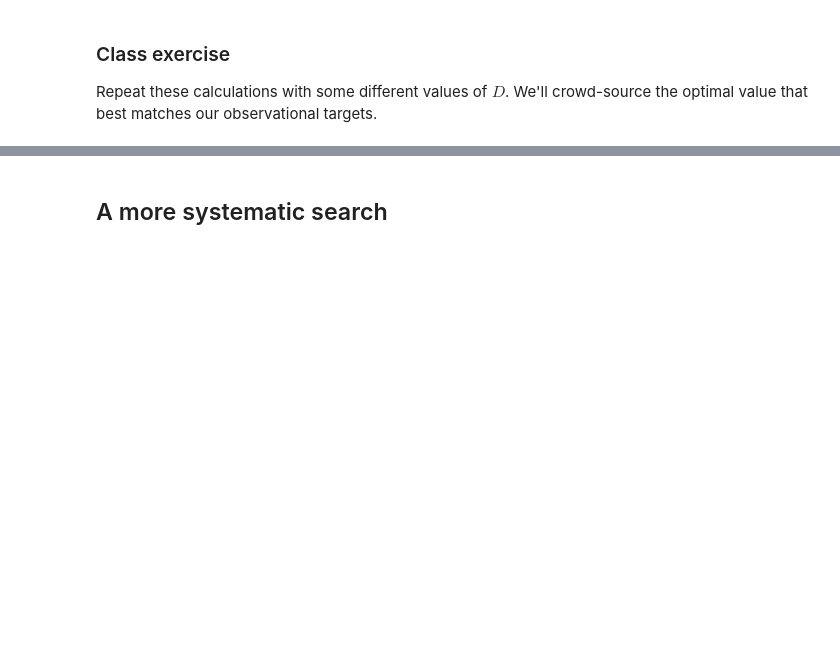
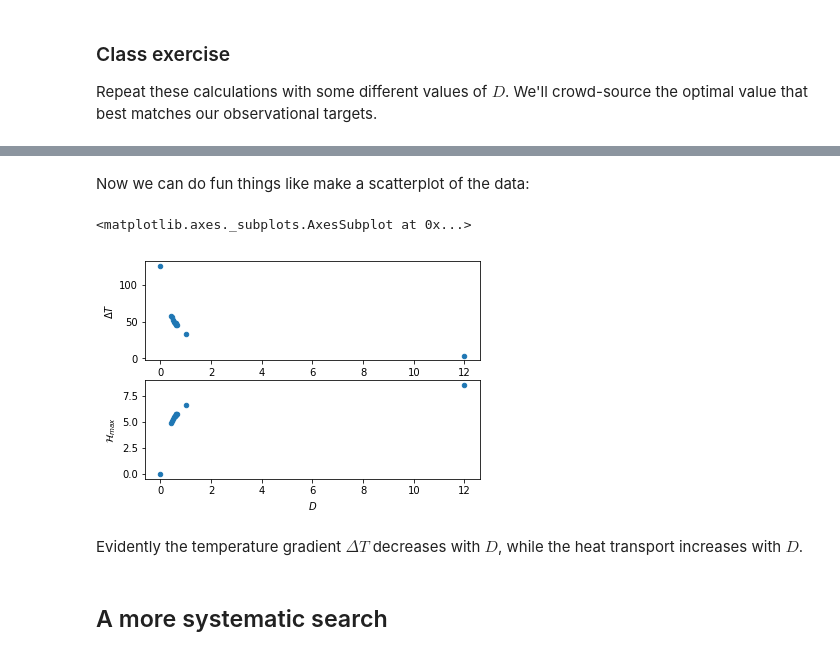
Before and after one commit to brian-rose/env-415, a Jupyter notebook: notes/L16_EBM.ipynb, the cells around one changed output, grey strips where cells are left out. Drawn from its saved outputs; the diff is of its cells as text; code cells hidden in the pictures; blank space fills up the shorter version.

Commit message:
Add class data to EBM notes

```diff
--- a/notes/L16_EBM.ipynb
+++ b/notes/L16_EBM.ipynb
@@ -369,0 +463,7 @@ Repeat these calculations with some different values of $D$. We'll crowd-source
+# %%
+import pandas as pd
+classdata = pd.DataFrame({'$D$': [1.,0.5, 0.638, 0.55, 0.58, 0.6, 0.57, 0.63, 12.0, 0.423, 0.45, 0., 0.63],
+                          '$\Delta T$': [33., 52., 45.007, 49.46, 47.85, 46.8, 48.37, 45.85, 3.56, 57.686, 55.716, 126.124, 48.37],
+                          '$\mathcal{H}_{max}$': [6.6, 5.3, 5.8, 5.5, 5.6, 5.7, 5.59, 5.76, 8.60, 4.96, 5.095, 0., 5.76],
+                         })
+classdata
@@ -370,3 +485,14 @@ Repeat these calculations with some different values of $D$. We'll crowd-source
+# %% [markdown]
+Now we can do fun things like make a scatterplot of the data:
+# %%
+fig, axes = plt.subplots(2,1, figsize=)
+classdata.plot.scatter(x='$D$', y='$\Delta T$', ax=axes[0])
+classdata.plot.scatter(x='$D$', y='$\mathcal{H}_{max}$', ax=axes[1])
+# %% [output]
+<matplotlib.axes._subplots.AxesSubplot at 0x...>
+[figure, added]
+# %% [markdown]
+Evidently the temperature gradient $\Delta T$ decreases with $D$, while the heat transport increases with $D$.
 # %% [markdown]
 ## A more systematic search
 # %%
```
Also changed, not shown: parts of 17 cells of this notebook, 1 other file.
